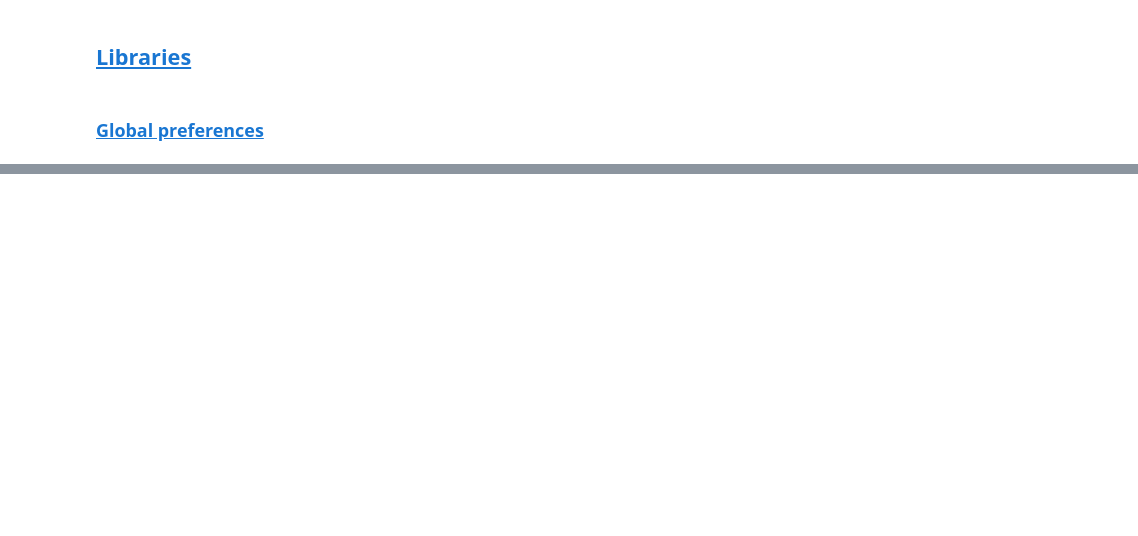
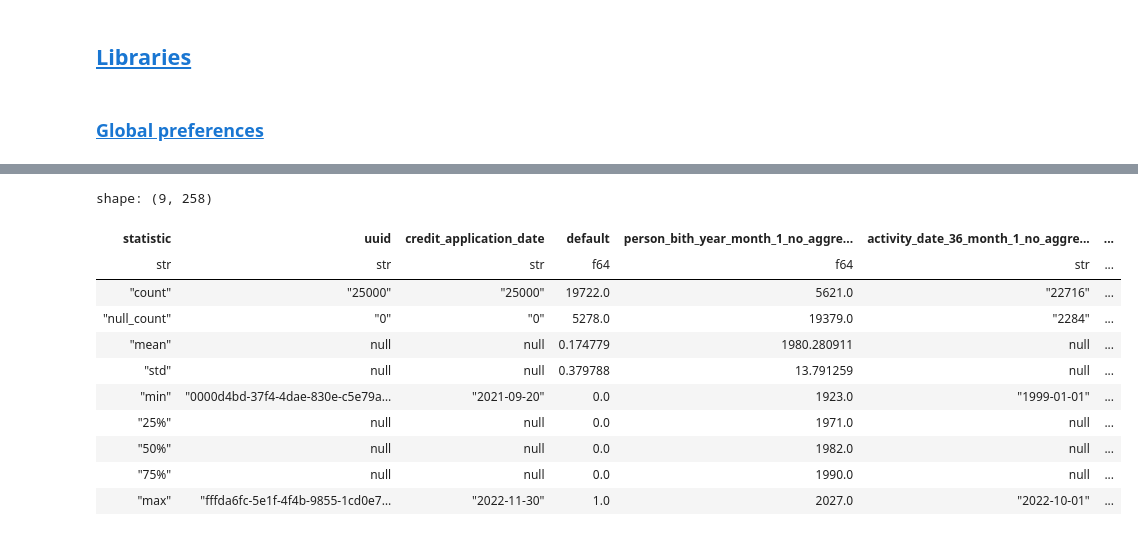
Before and after one commit to Rodma-BR/Loan-default-prediction, a Jupyter notebook: notebooks/EDA.ipynb, the cells around one changed output, grey strips where cells are left out. Drawn from its saved outputs; the diff is of its cells as text; code cells hidden in the pictures; blank space fills up the shorter version.

```diff
--- a/notebooks/EDA.ipynb
+++ b/notebooks/EDA.ipynb
@@ -41,0 +135,15 @@ shape: (3, 257)
+# %%
+df.describe()
+# %% [output]
+shape: (9, 258)
+| statistic | uuid | credit_application_date | default | person_bith_year_month_1_no_aggre... | activity_date_36_month_1_no_aggre... | ... |
+| str | str | str | f64 | f64 | str | ... |
+| "count" | "25000" | "25000" | 19722.0 | 5621.0 | "22716" | ... |
+| "null_count" | "0" | "0" | 5278.0 | 19379.0 | "2284" | ... |
+| "mean" | null | null | 0.174779 | 1980.280911 | null | ... |
+| "std" | null | null | 0.379788 | 13.791259 | null | ... |
+| "min" | "0000d4bd-37f4-4dae-830e-c5e79a… | "2021-09-20" | 0.0 | 1923.0 | "1999-01-01" | ... |
+| "25%" | null | null | 0.0 | 1971.0 | null | ... |
+| "50%" | null | null | 0.0 | 1982.0 | null | ... |
+| "75%" | null | null | 0.0 | 1990.0 | null | ... |
+| "max" | "fffda6fc-5e1f-4f4b-9855-1cd0e7… | "2022-11-30" | 1.0 | 2027.0 | "2022-10-01" | ... |
```
Also changed, not shown: parts of 19 cells of this notebook, 2 other files.
